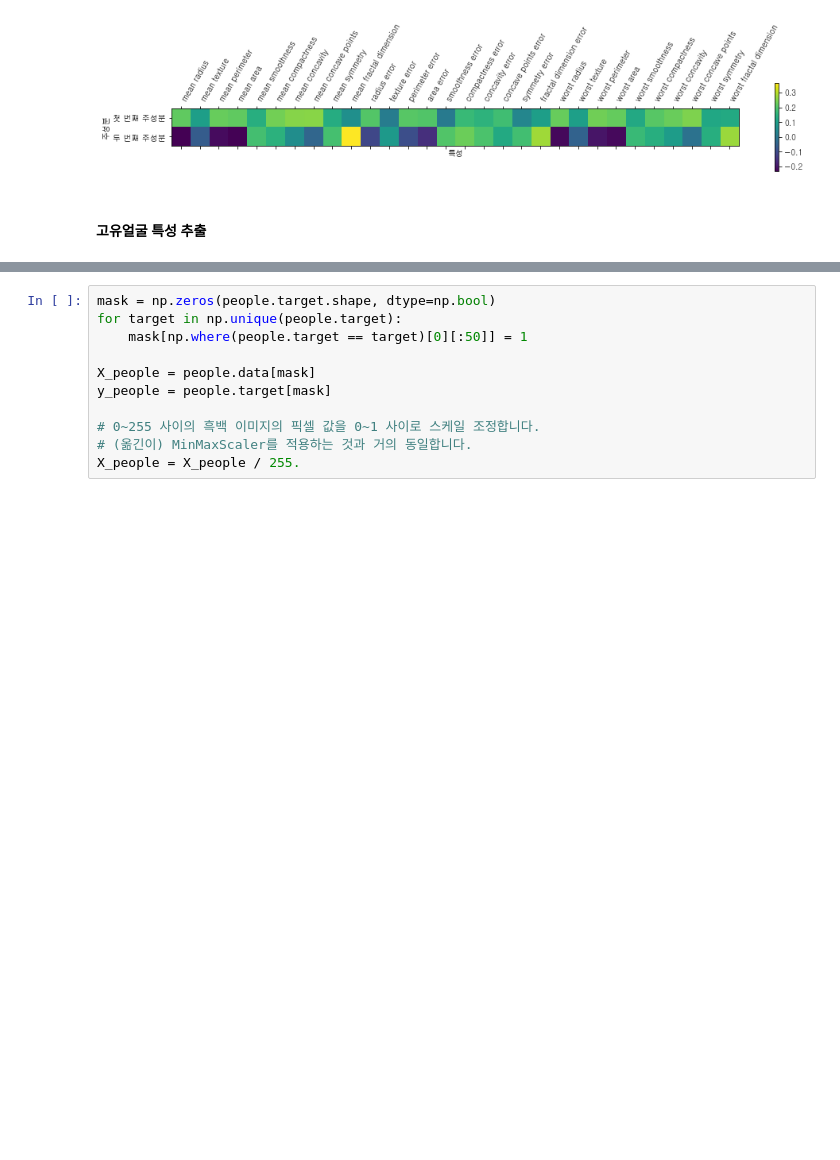
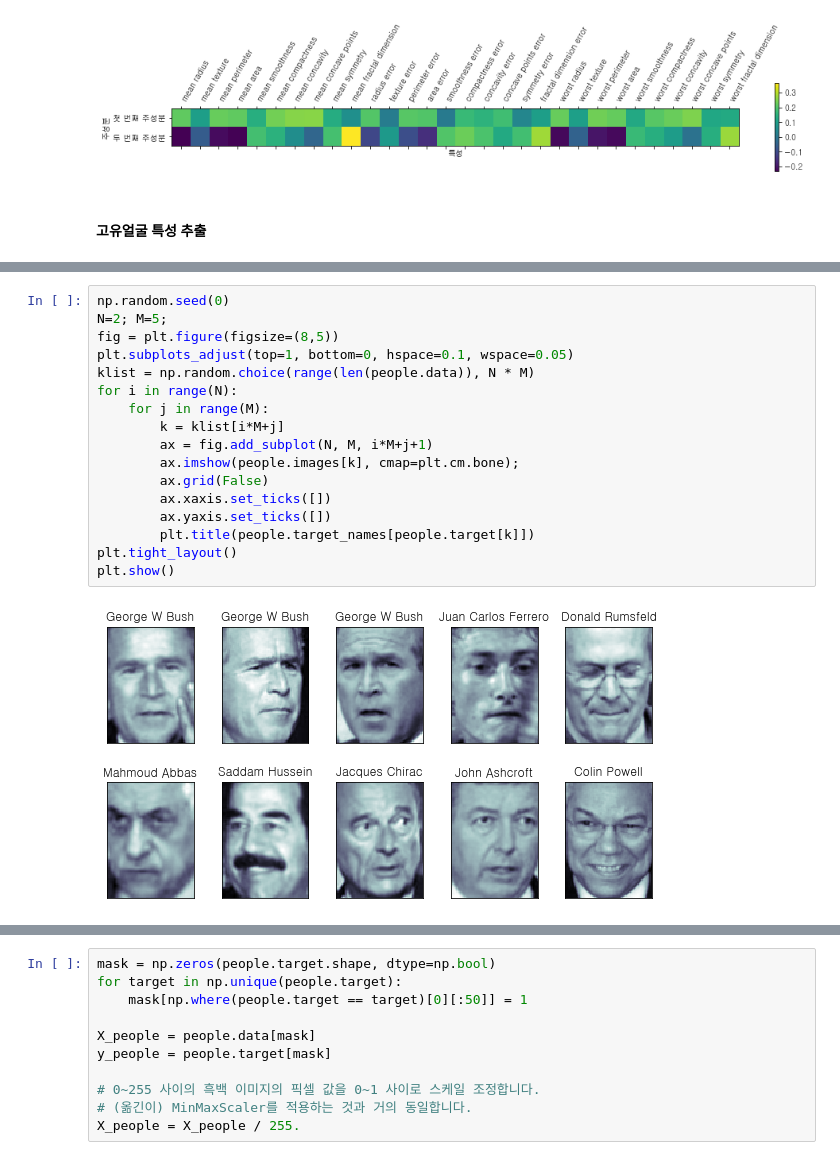
Before and after one commit to CrlAYh/data_science_2018, a Jupyter notebook: Chapter03/3.4.1.ipynb, the cells around one changed output, grey strips where cells are left out. Drawn from its saved outputs; the diff is of its cells as text; blank space fills up the shorter version.

```diff
--- a/Chapter03/3.4.1.ipynb
+++ b/Chapter03/3.4.1.ipynb
@@ -123,3 +126,22 @@ for target, image, ax in zip(people.target, people.images, axes.ravel()):
+# %%
+np.random.seed(0)
+N=2; M=5;
+fig = plt.figure(figsize=(8,5))
+plt.subplots_adjust(top=1, bottom=0, hspace=0.1, wspace=0.05)
+klist = np.random.choice(range(len(people.data)), N * M)
+for i in range(N):
+    for j in range(M):
+        k = klist[i*M+j]
+        ax = fig.add_subplot(N, M, i*M+j+1)
+        ax.imshow(people.images[k], cmap=plt.cm.bone);
+        ax.grid(False)
+        ax.xaxis.set_ticks([])
+        ax.yaxis.set_ticks([])
+        plt.title(people.target_names[people.target[k]])
+plt.tight_layout()
+plt.show()
+# %% [output]
+[figure, added]
 # %%
 print("people.images.shape: {}".format(people.images.shape))
 print("An image shape: {}".format(people.images[0].shape))
```
Also changed, not shown: parts of 20 cells of this notebook, 10 other files.
